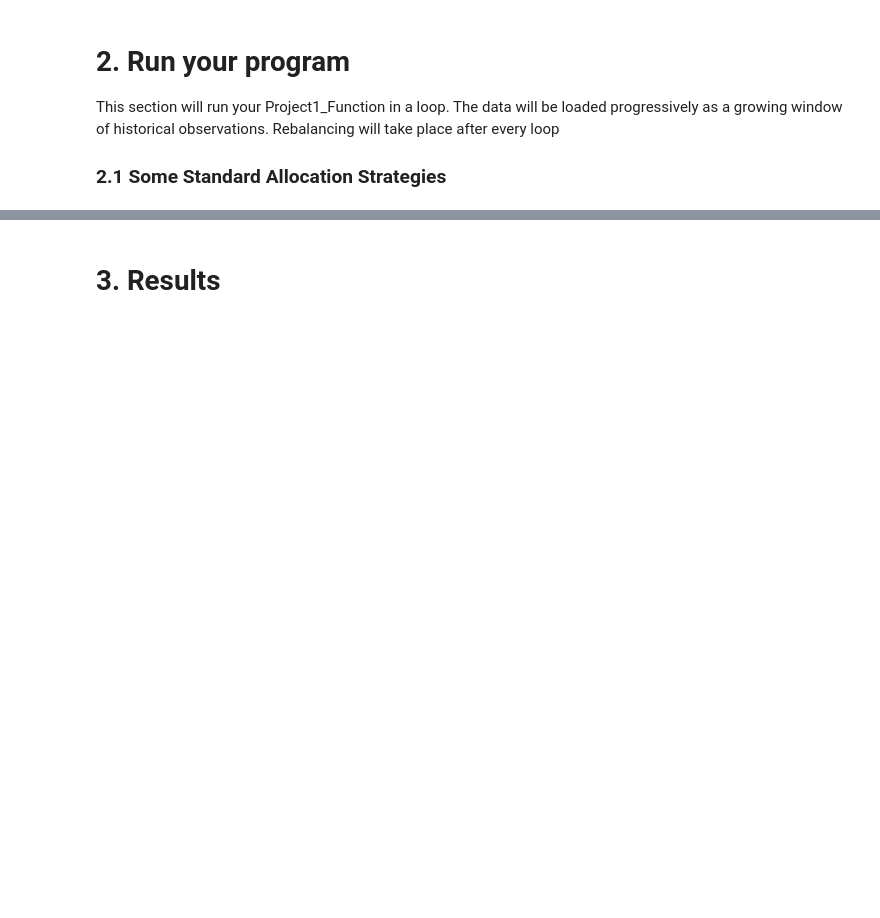
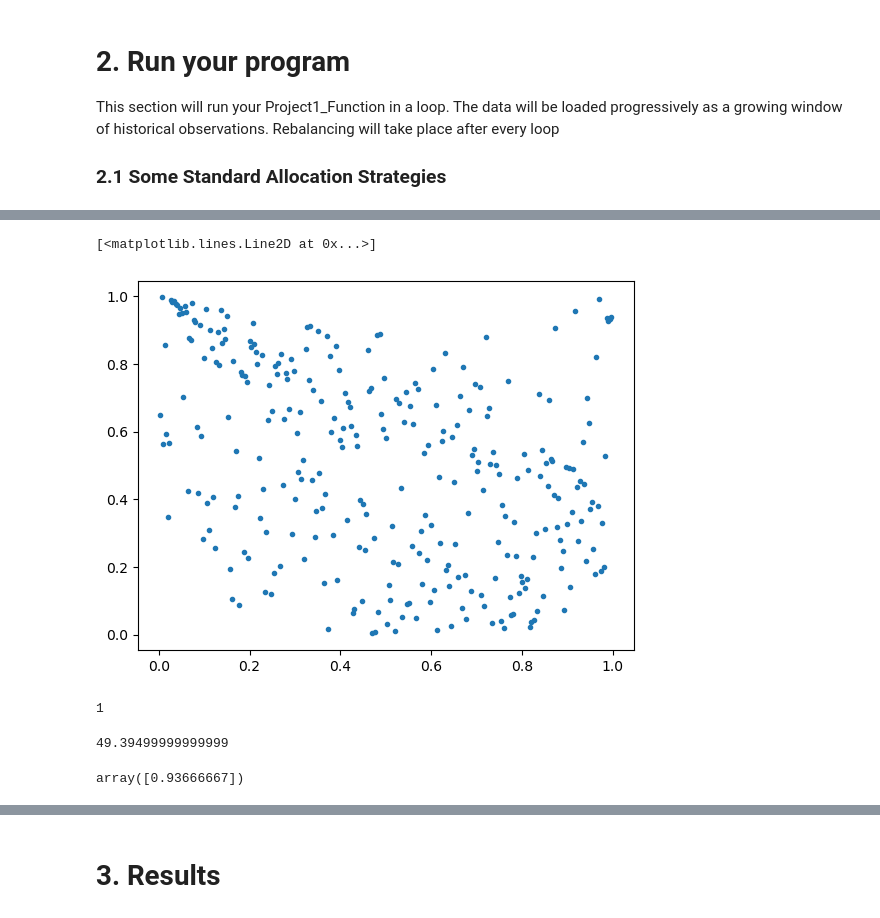
Before and after one commit to davidislip/support_vector_risk_machine, a Jupyter notebook: Template_Main.ipynb, the cells around one changed output, grey strips where cells are left out. Saved outputs shown, nothing was run; the diff lists cells and outputs as text; code cells hidden in the pictures; blank space fills up the shorter version.

```diff
--- a/Template_Main.ipynb
+++ b/Template_Main.ipynb
@@ -219,0 +213,18 @@ Calibration End 1998-12-30 00:00:00
+# %%
+test =period_Context.rank()/(len(period_Context)+1)
+plt.plot(test.iloc[:, 5], test.iloc[:, 14], '.')
+# %% [output]
+[<matplotlib.lines.Line2D at 0x...>]
+[figure, added]
+# %%
+len(test.iloc[i].abs().sort_values(ascending = False).iloc[:q])
+# %% [output]
+1
+# %%
+np.abs(pairs).sum(axis = -1).max()
+# %% [output]
+49.39499999999999
+# %%
+np.sort(candidate)[-1*q:]
+# %% [output]
+array([0.93666667])
```
Also changed, not shown: parts of 19 cells of this notebook, 3 other files.
